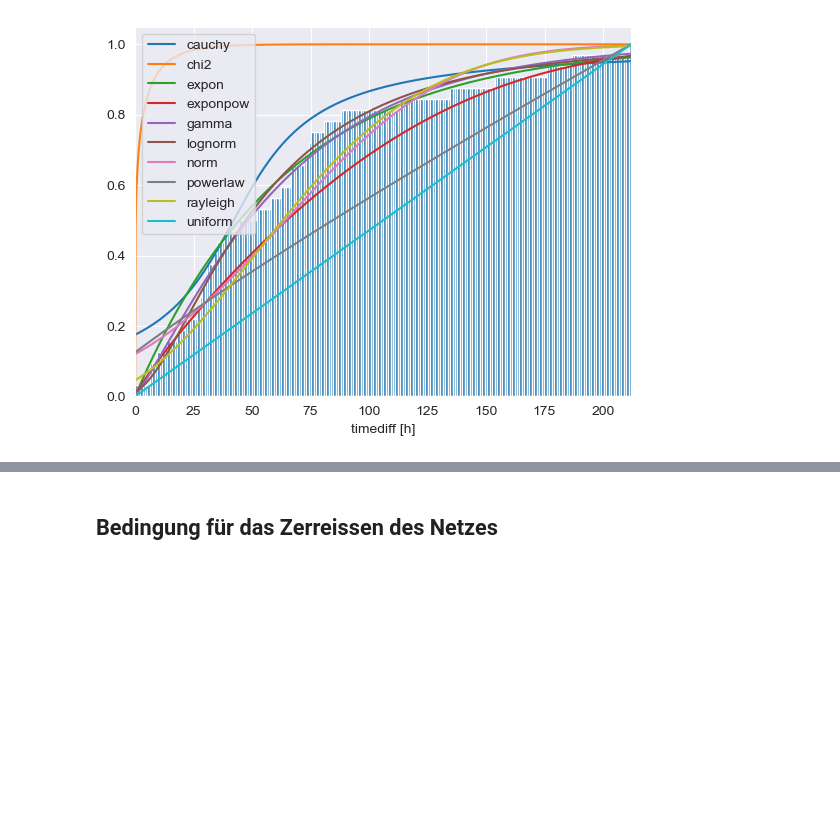
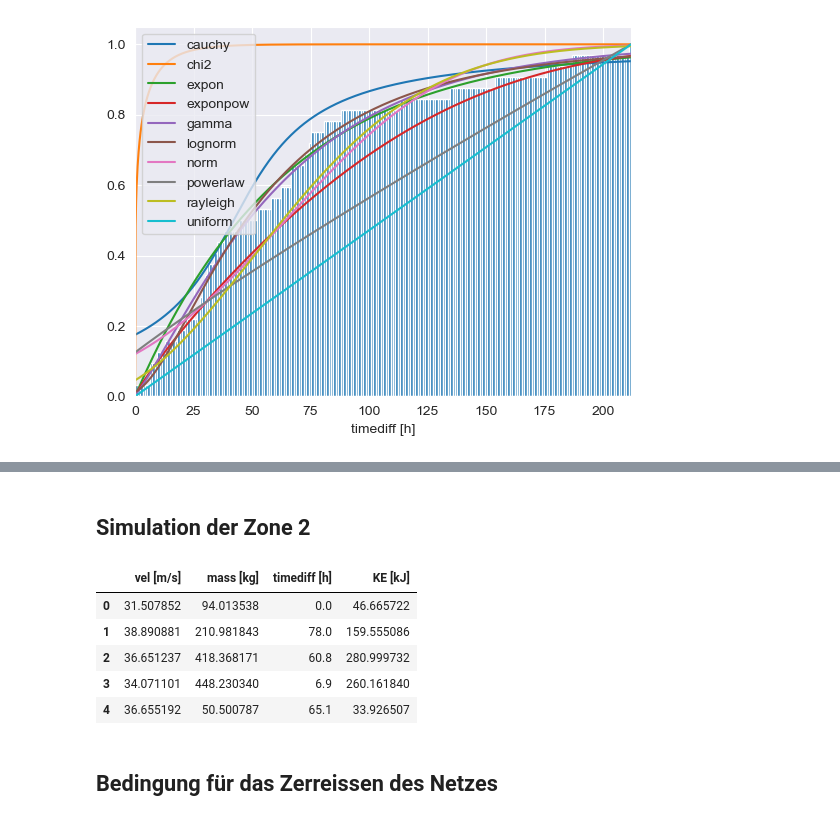
Before and after one commit to ChristianHeeb/cwm1_challenge, a Jupyter notebook: 01_notebook/notebook.ipynb, the cells around one changed output, grey strips where cells are left out. Drawn from its saved outputs; the diff is of its cells as text; code cells hidden in the pictures; blank space fills up the shorter version.

```diff
--- a/01_notebook/notebook.ipynb
+++ b/01_notebook/notebook.ipynb
@@ -711,3 +757,43 @@ In unserem aktuellen Szenario verwenden wir die Monte-Carlo-Simulation, um unser
+# %% [markdown]
+## Simulation der Zone 2
+# %%
+#create df
+df_zone2_sim = pd.DataFrame()
+
+
+#simulate Velocity
+param = stats.norm.fit(df_zone2["vel [m/s]"])
+zone2_vel = stats.norm.rvs(*param, size = number_of_simulations)
+#insert values
+df_zone2_sim.insert(0, "vel [m/s]", zone2_vel)
+
+#simulate Mass
+param = stats.gamma.fit(df_zone2["mass [kg]"])
+zone2_mass = stats.gamma.rvs(*param, size = number_of_simulations)
+#insert values
+df_zone2_sim.insert(1, "mass [kg]", zone2_mass)
+
+#simulate time difference
+param = stats.expon.fit(df_zone2["timediff [h]"])
+zone2_timediff = stats.expon.rvs(*param, size = number_of_simulations)
+#insert values
+df_zone2_sim.insert(2, "timediff [h]", zone2_timediff)
+#round timediff values
+df_zone2_sim["timediff [h]"] = zone2_timediff.round(1)
+df_zone2_sim["timediff [h]"][0] = 0
+
+#calculate and insert energy in kj for generated values
+df_zone2_sim.insert(3, "KE [kJ]", "")
+df_zone2_sim["KE [kJ]"] = 0.5 * df_zone2_sim["mass [kg]"] * df_zone2_sim["vel [m/s]"] ** 2 / 1000
+# %%
+df_zone2_sim.head(5)
+# %% [output]
+|  | vel [m/s] | mass [kg] | timediff [h] | KE [kJ] |
+| 0 | 31.507852 | 94.013538 | 0.0 | 46.665722 |
+| 1 | 38.890881 | 210.981843 | 78.0 | 159.555086 |
+| 2 | 36.651237 | 418.368171 | 60.8 | 280.999732 |
+| 3 | 34.071101 | 448.230340 | 6.9 | 260.161840 |
+| 4 | 36.655192 | 50.500787 | 65.1 | 33.926507 |
 # %% [markdown]
 ## Bedingung für das Zerreissen des Netzes
 # %% [markdown]
```
Also changed, not shown: parts of 8 cells of this notebook.
